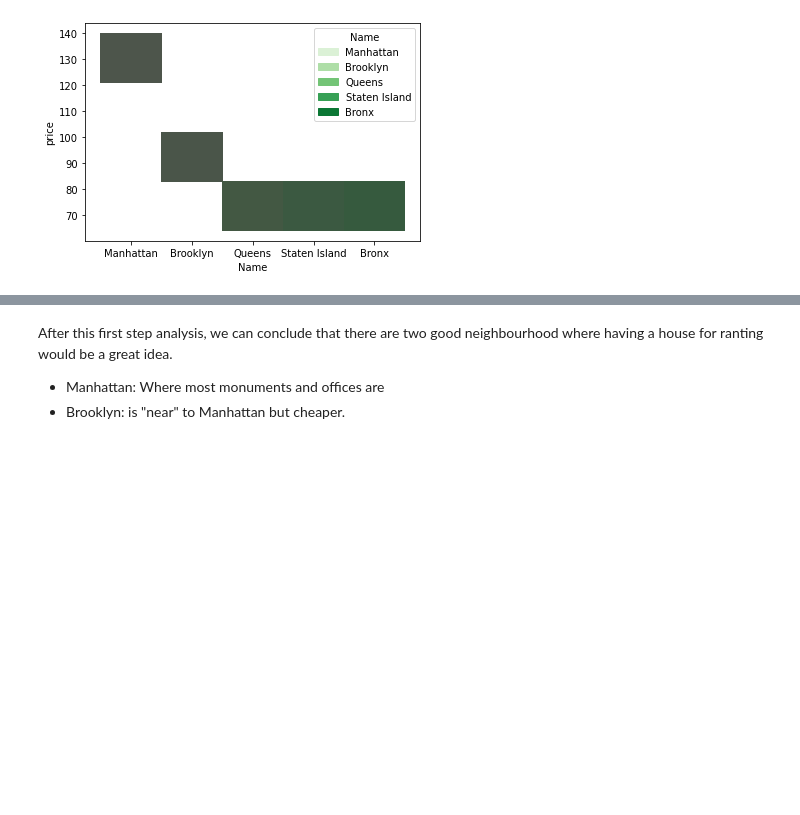
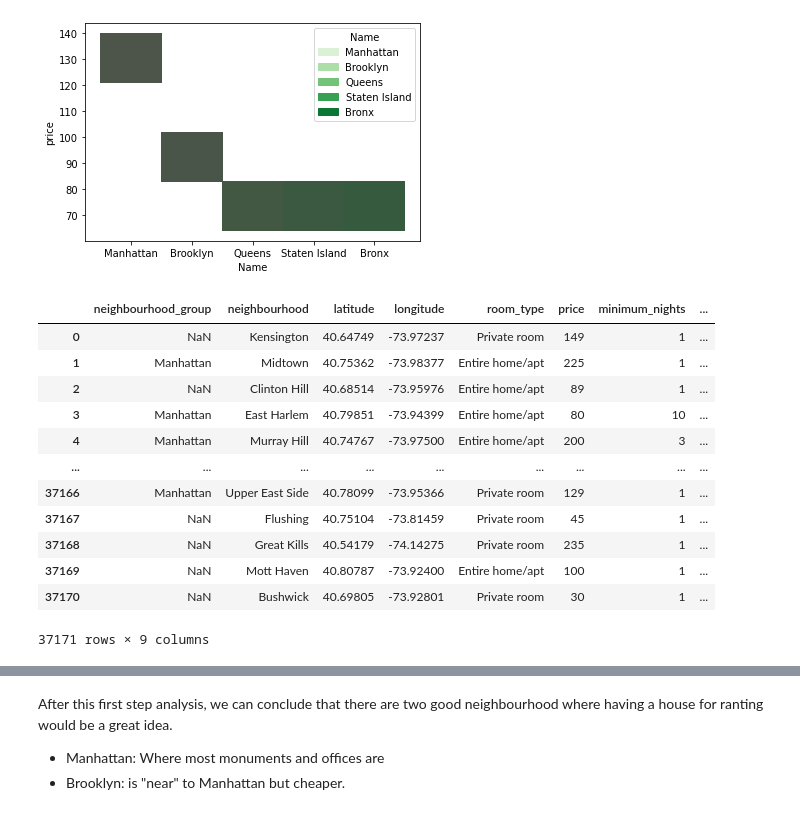
Before and after one commit to Marina-Diez/MARINA-DIEZ--Hey-I-am-a-data-analyst--, a Jupyter notebook: Visualization.ipynb, the cells around one changed output, grey strips where cells are left out. Saved outputs shown, nothing was run; the diff lists cells and outputs as text; code cells hidden in the pictures; blank space fills up the shorter version.

```diff
--- a/Visualization.ipynb
+++ b/Visualization.ipynb
@@ -117,3 +133,20 @@ median_plot
 # %% [output]
 <AxesSubplot:xlabel='Name', ylabel='price'>
 [figure]
+# %%
+Abb_NY["neighbourhood_group"] = Abb_NY[Abb_NY["neighbourhood_group"] == "Manhattan"]["neighbourhood_group"]
+Abb_NY
+# %% [output]
+|  | neighbourhood_group | neighbourhood | latitude | longitude | room_type | price | minimum_nights | ... |
+| 0 | NaN | Kensington | 40.64749 | -73.97237 | Private room | 149 | 1 | ... |
+| 1 | Manhattan | Midtown | 40.75362 | -73.98377 | Entire home/apt | 225 | 1 | ... |
+| 2 | NaN | Clinton Hill | 40.68514 | -73.95976 | Entire home/apt | 89 | 1 | ... |
+| 3 | Manhattan | East Harlem | 40.79851 | -73.94399 | Entire home/apt | 80 | 10 | ... |
+| 4 | Manhattan | Murray Hill | 40.74767 | -73.97500 | Entire home/apt | 200 | 3 | ... |
+| ... | ... | ... | ... | ... | ... | ... | ... | ... |
+| 37166 | Manhattan | Upper East Side | 40.78099 | -73.95366 | Private room | 129 | 1 | ... |
+| 37167 | NaN | Flushing | 40.75104 | -73.81459 | Private room | 45 | 1 | ... |
+| 37168 | NaN | Great Kills | 40.54179 | -74.14275 | Private room | 235 | 1 | ... |
+| 37169 | NaN | Mott Haven | 40.80787 | -73.92400 | Entire home/apt | 100 | 1 | ... |
+| 37170 | NaN | Bushwick | 40.69805 | -73.92801 | Private room | 30 | 1 | ... |
+37171 rows × 9 columns
```
Also changed, not shown: parts of 3 cells of this notebook, 5 other files.
